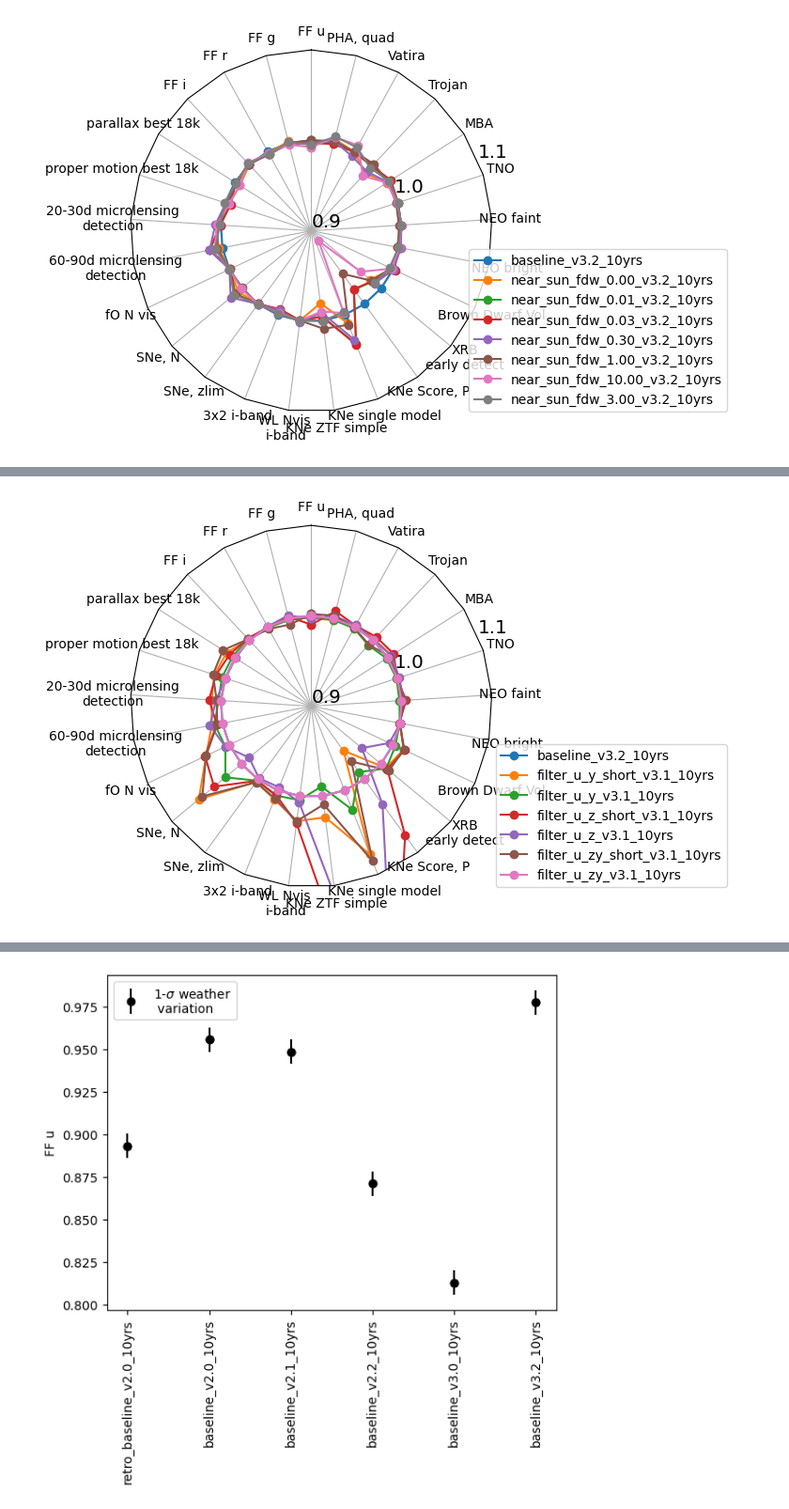
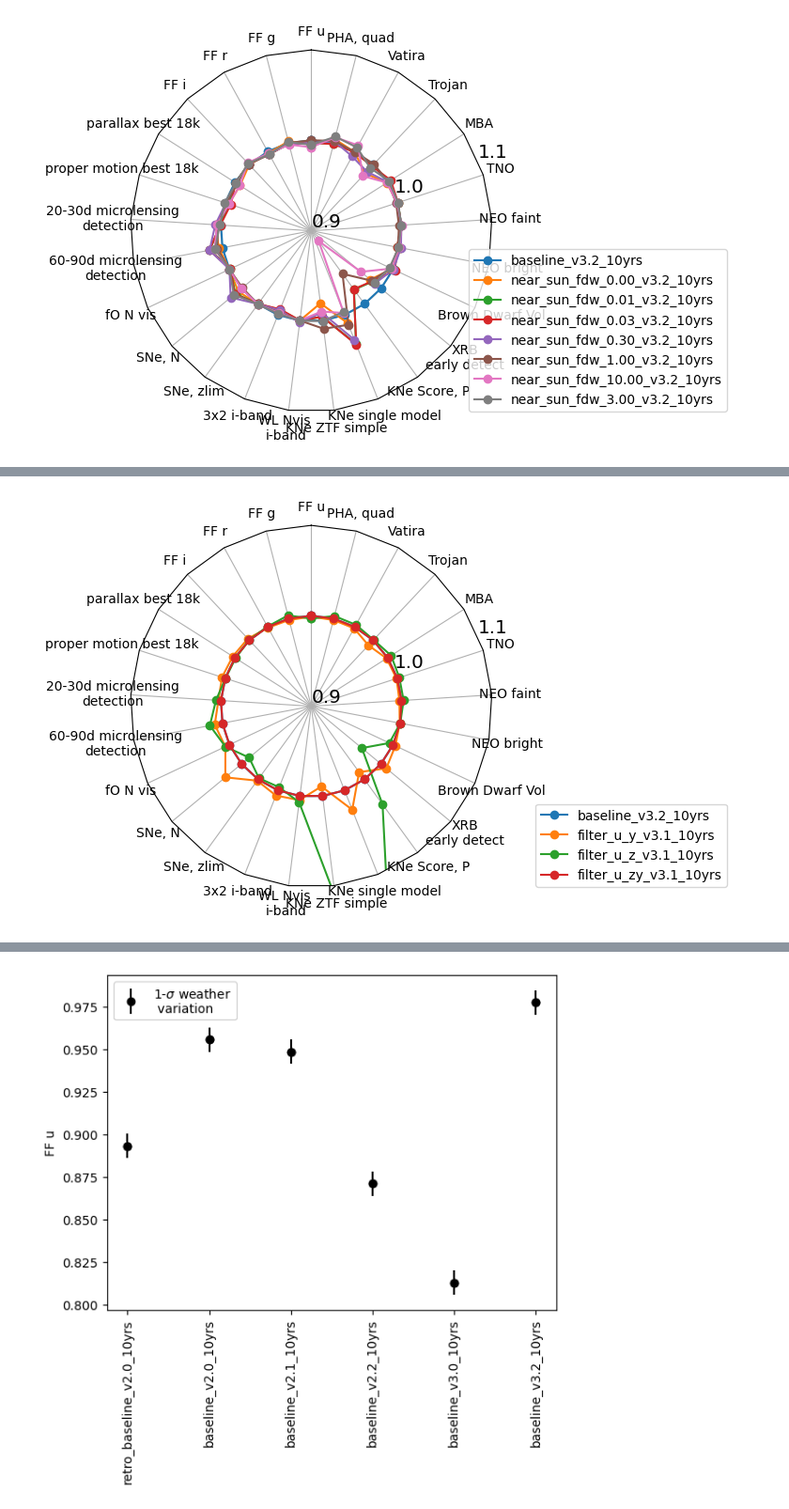
Before and after one commit to lsst-sims/sims_featureScheduler_runs3.2, a Jupyter notebook: maf/quick_look.ipynb, the cells around one changed output, grey strips where cells are left out. Shown at 94% size. Saved outputs shown, nothing was run; the diff lists cells and outputs as text; code cells hidden in the pictures.

```diff
--- a/maf/quick_look.ipynb
+++ b/maf/quick_look.ipynb
@@ -299,10 +311,10 @@ fig, ax = radar(ndata, legend=True, rgrids=[0.9, 1.0, 1.1], bbox_to_anchor=(1.65
 # %%
-runs = ['baseline_v3.2_10yrs'] + [run for run in data.index if 'filter_u' in run]
+runs = ['baseline_v3.2_10yrs'] + [run for run in data.index if 'filter_u' in run and 'short' not in run]
 ndata = norm_df(data, runs, cols=data.columns.values.tolist(),
                 invert_cols=invert_cols, mag_cols = mag_cols, norm_run='baseline_v3.2_10yrs')
 fig, ax = radar(ndata, legend=True, rgrids=[0.9, 1.0, 1.1], bbox_to_anchor=(1.65, 0))
 # %% [output]
-[figure, old version]
+[figure, new version]
 # %%
 data.loc[runs]
 # %% [output]
```
Also changed, not shown: parts of 12 cells of this notebook.
